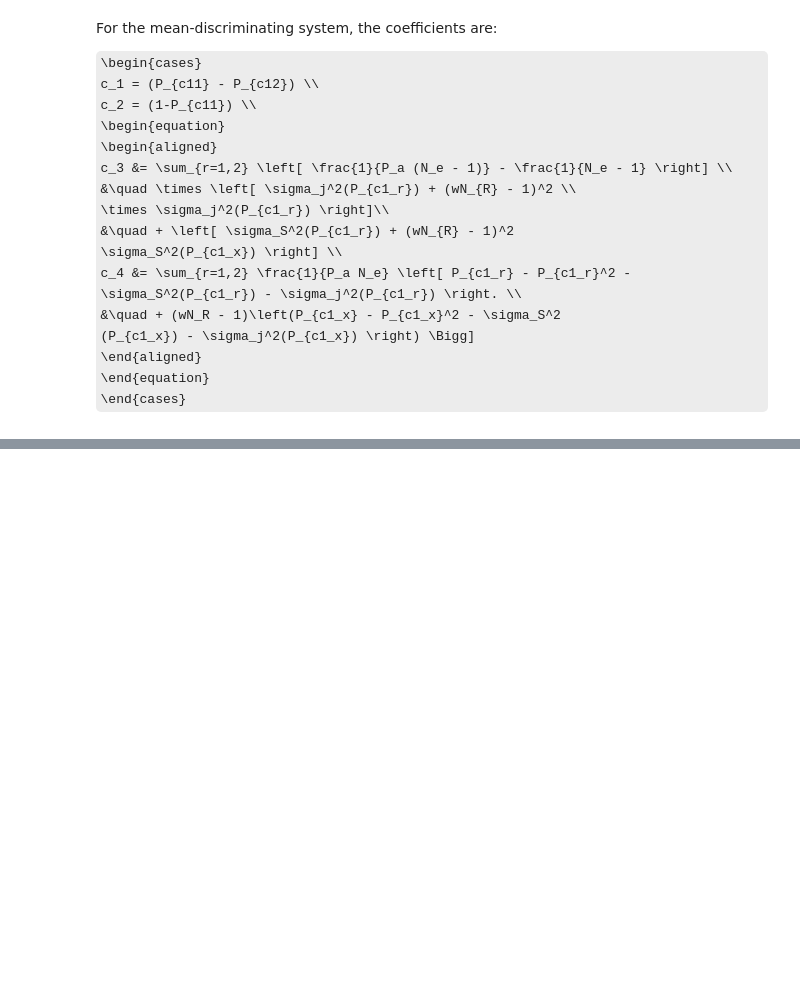
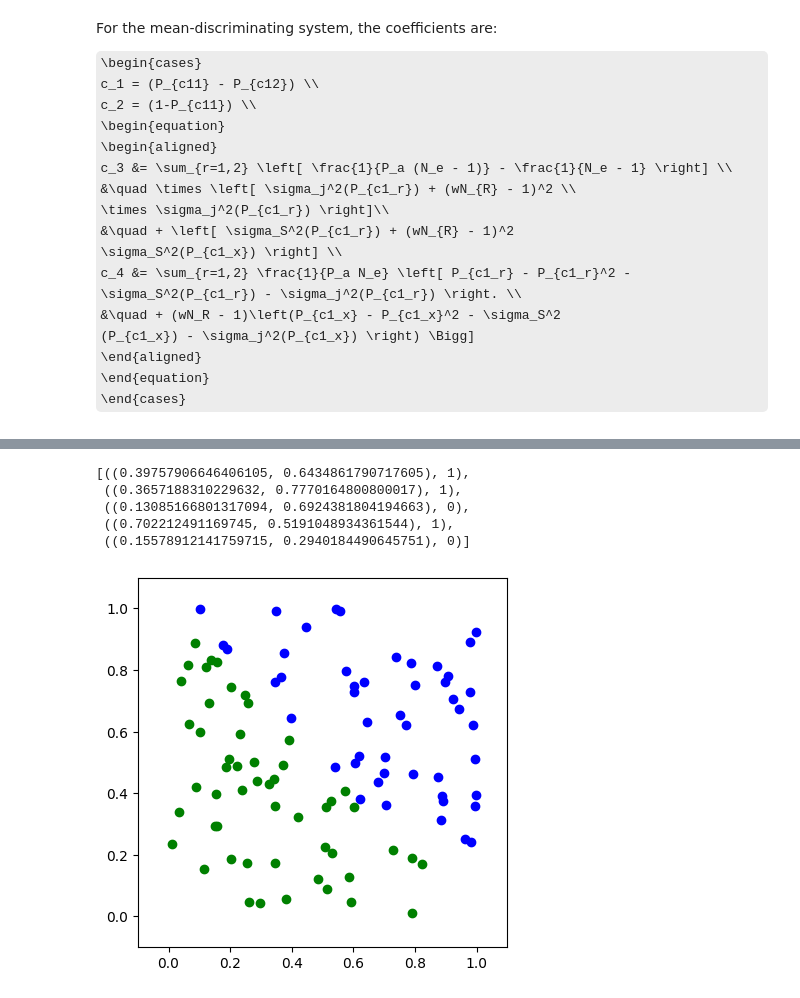
Before and after one commit to jasonheesanglee/theoretical_study, a Jupyter notebook: Research Paper Implementation/Single Layer Perceptron/Single Layer Perceptron.ipynb, the cells around one changed output, grey strips where cells are left out. Cells and saved outputs as stored; diff of their text form; code cells hidden in the pictures; some formulas as TeX source; blank space fills up the shorter version.

```diff
--- a/Research Paper Implementation/Single Layer Perceptron/Single Layer Perceptron.ipynb
+++ b/Research Paper Implementation/Single Layer Perceptron/Single Layer Perceptron.ipynb
@@ -286,0 +299,36 @@ c_2 = (1-P_{c11}) \\
+# %%
+def gen_training_data(data_point):
+    x1 = np.random.random(data_point)
+    x2 = np.random.random(data_point)
+    y = (x1 + x2 > 1).astype(int)
+    training_set = [((x1[i], x2[i]), y[i]) for i in range(len(x1))]
+    return training_set
+# %%
+threshold = 0.5
+w = np.array([0.3, 0.9])
+lr = 0.1
+data_point = 100
+epoch = 10
+training_set = gen_training_data(data_point)
+# %%
+training_set[0:5]
+# %% [output]
+[((0.39757906646406105, 0.6434861790717605), 1),
+ ((0.3657188310229632, 0.7770164800800017), 1),
+ ((0.13085166801317094, 0.6924381804194663), 0),
+ ((0.702212491169745, 0.5191048934361544), 1),
+ ((0.15578912141759715, 0.2940184490645751), 0)]
+# %%
+plt.figure(0)
+plt.ylim(-0.1, 1.1)
+plt.xlim(-0.1, 1.1)
+ax = plt.gca()
+ax.set_aspect('equal', adjustable='box')
+
+for x, y in training_set:
+    if y == 1:
+        plt.plot(x[0], x[1], 'bo')
+    else:
+        plt.plot(x[0], x[1], 'go')
+# %% [output]
+[figure, added]
```
Also changed, not shown: parts of 9 cells of this notebook, 1 other file.
